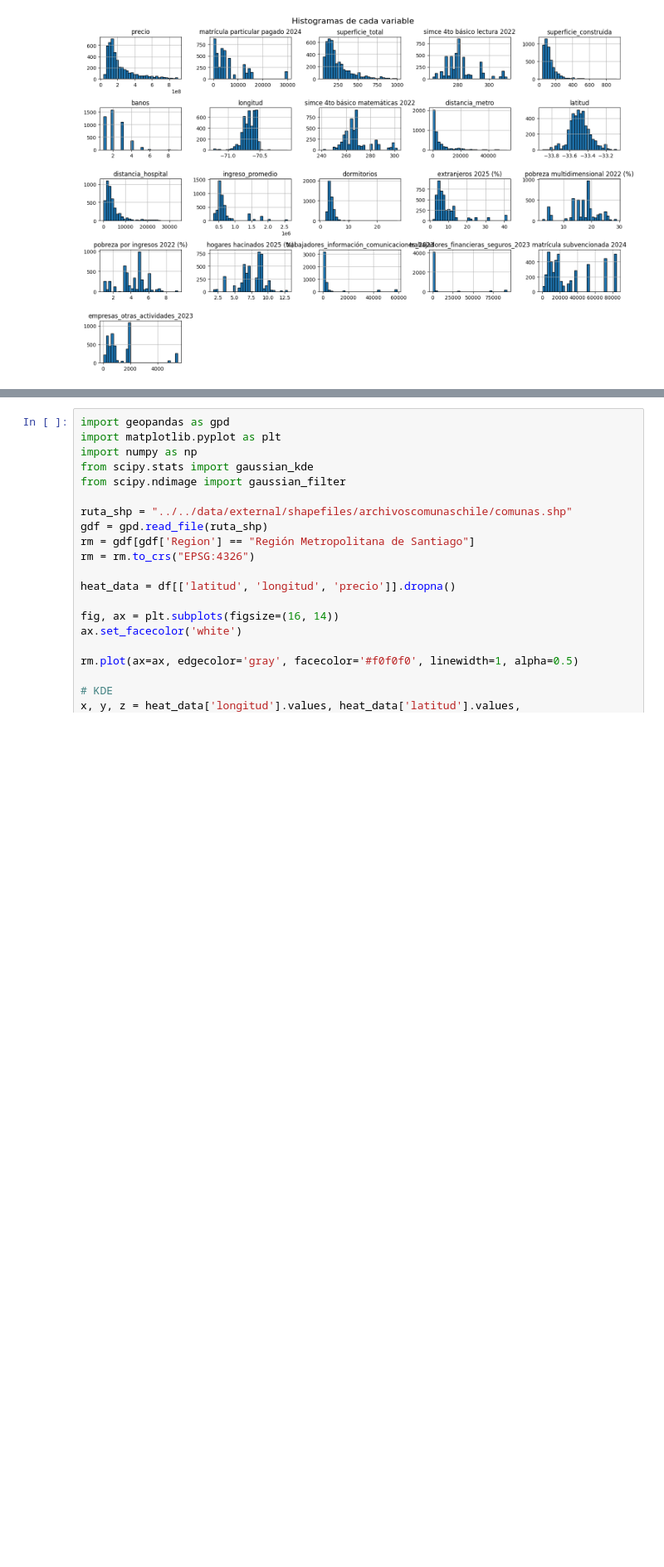
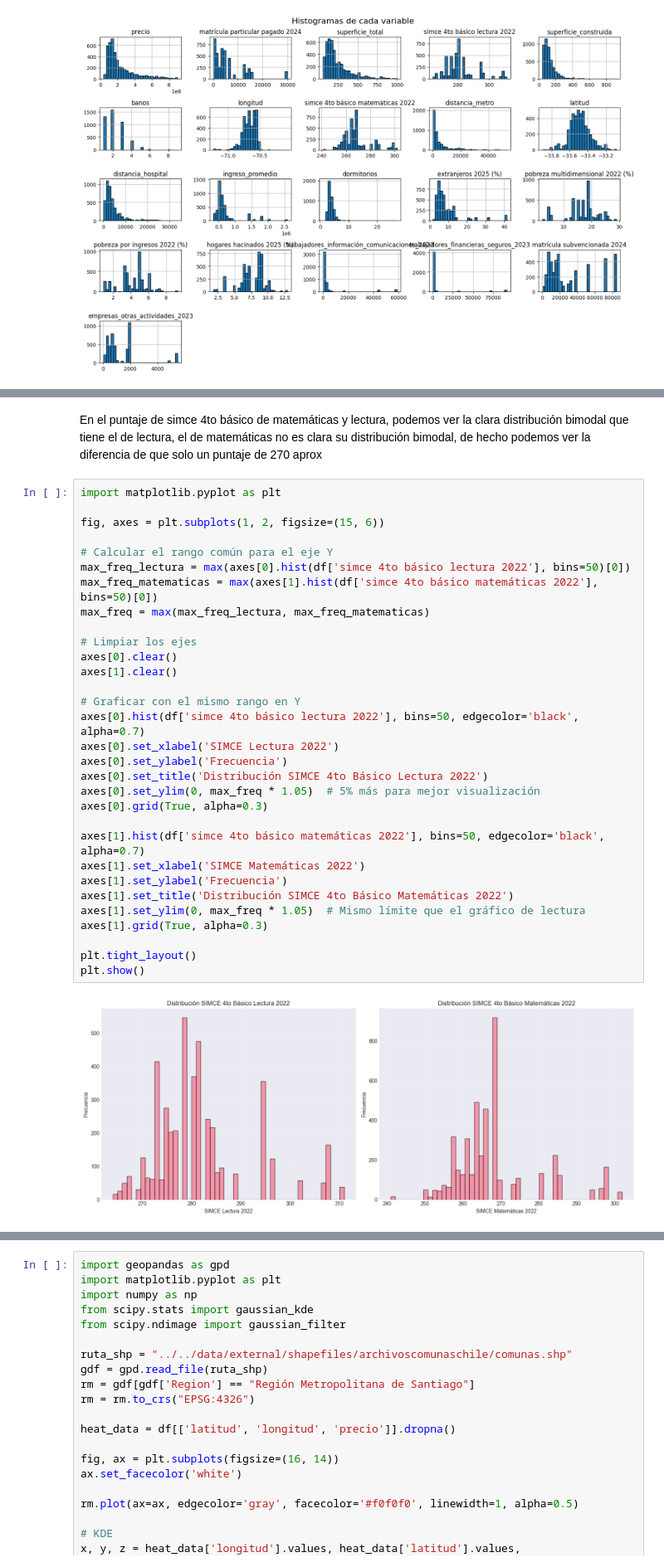
Before and after one commit to NicolasCortesLeon/Proyecto_Tesis, a Jupyter notebook: notebooks/5.EDA/5.1.EDA_variables_importantes.ipynb, the cells around one changed output, grey strips where cells are left out. Shown at 83% size. Saved outputs shown, nothing was run; the diff lists cells and outputs as text; blank space fills up the shorter version.

```diff
--- a/notebooks/5.EDA/5.1.EDA_variables_importantes.ipynb
+++ b/notebooks/5.EDA/5.1.EDA_variables_importantes.ipynb
@@ -39,0 +68,35 @@ plt.show()
+# %% [markdown]
+En el puntaje de simce 4to básico de matemáticas y lectura, podemos ver la clara distribución bimodal que tiene el de lectura, el de matemáticas no es clara su distribución bimodal, de hecho podemos ver la diferencia de que solo un puntaje de 270 aprox
+# %%
+import matplotlib.pyplot as plt
+
+fig, axes = plt.subplots(1, 2, figsize=(15, 6))
+
+# Calcular el rango común para el eje Y
+max_freq_lectura = max(axes[0].hist(df['simce 4to básico lectura 2022'], bins=50)[0])
+max_freq_matematicas = max(axes[1].hist(df['simce 4to básico matemáticas 2022'], bins=50)[0])
+max_freq = max(max_freq_lectura, max_freq_matematicas)
+
+# Limpiar los ejes
+axes[0].clear()
+axes[1].clear()
+
+# Graficar con el mismo rango en Y
+axes[0].hist(df['simce 4to básico lectura 2022'], bins=50, edgecolor='black', alpha=0.7)
+axes[0].set_xlabel('SIMCE Lectura 2022')
+axes[0].set_ylabel('Frecuencia')
+axes[0].set_title('Distribución SIMCE 4to Básico Lectura 2022')
+axes[0].set_ylim(0, max_freq * 1.05)  # 5% más para mejor visualización
+axes[0].grid(True, alpha=0.3)
+
+axes[1].hist(df['simce 4to básico matemáticas 2022'], bins=50, edgecolor='black', alpha=0.7)
+axes[1].set_xlabel('SIMCE Matemáticas 2022')
+axes[1].set_ylabel('Frecuencia')
+axes[1].set_title('Distribución SIMCE 4to Básico Matemáticas 2022')
+axes[1].set_ylim(0, max_freq * 1.05)  # Mismo límite que el gráfico de lectura
+axes[1].grid(True, alpha=0.3)
+
+plt.tight_layout()
+plt.show()
+# %% [output]
+[figure, added]
```
Also changed, not shown: parts of 8 cells of this notebook.
